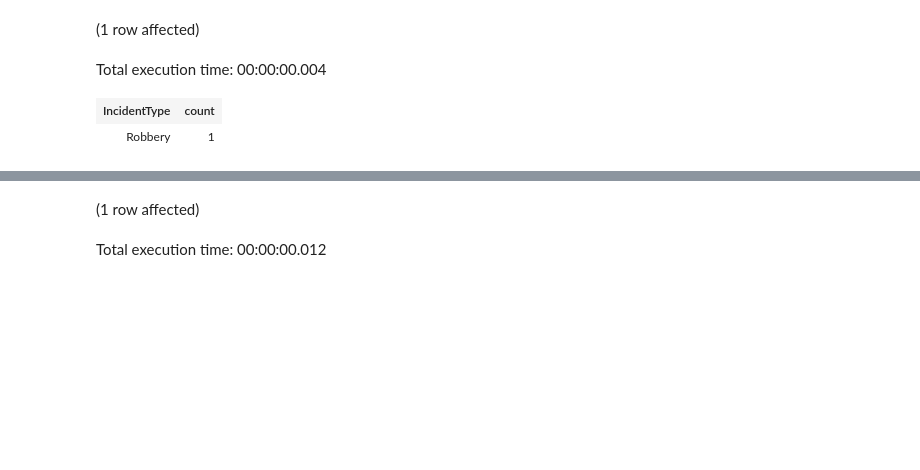
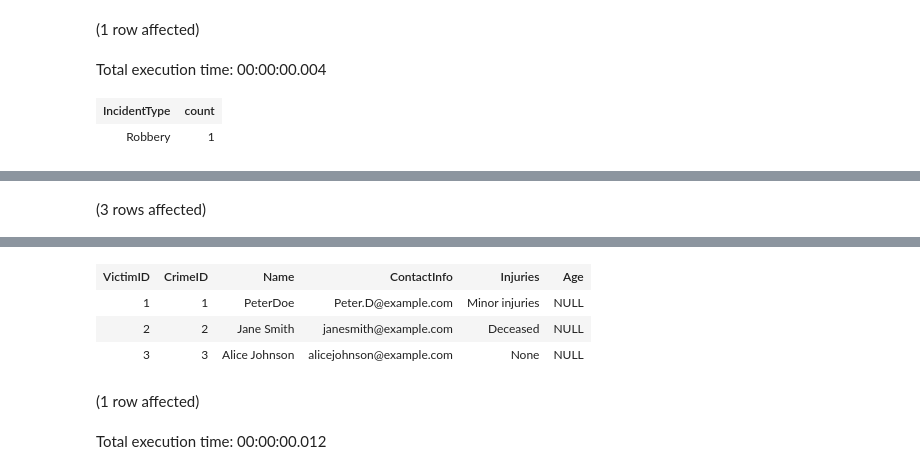
Before and after one commit to gopalkumr/coding-challenge, a Jupyter notebook: coding-challenge.ipynb, the cells around one changed output, grey strips where cells are left out. Cells and saved outputs as stored; diff of their text form; code cells hidden in the pictures; blank space fills up the shorter version.

```diff
--- a/coding-challenge.ipynb
+++ b/coding-challenge.ipynb
@@ -145,0 +146,4 @@ Total execution time: 00:00:00.010
+# %%
+select *from Victim
+# %% [output]
+(3 rows affected)
@@ -146,3 +151,7 @@ Total execution time: 00:00:00.010
+| VictimID | CrimeID | Name | ContactInfo | Injuries | Age |
+| 1 | 1 | PeterDoe | Peter.D@example.com | Minor injuries | NULL |
+| 2 | 2 | Jane Smith | janesmith@example.com | Deceased | NULL |
+| 3 | 3 | Alice Johnson | alicejohnson@example.com | None | NULL |
 # %%
 -- question8: find person name containing doe
 select Name from Victim where Name like '%doe%';
```
Also changed, not shown: parts of 2 cells of this notebook.
